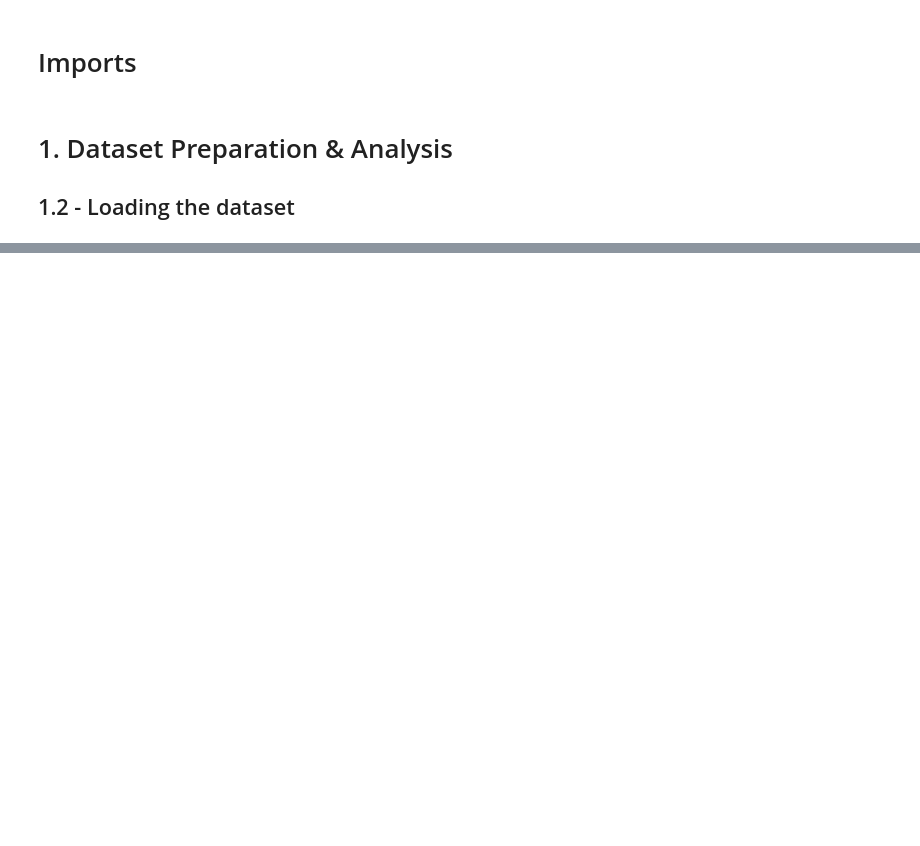
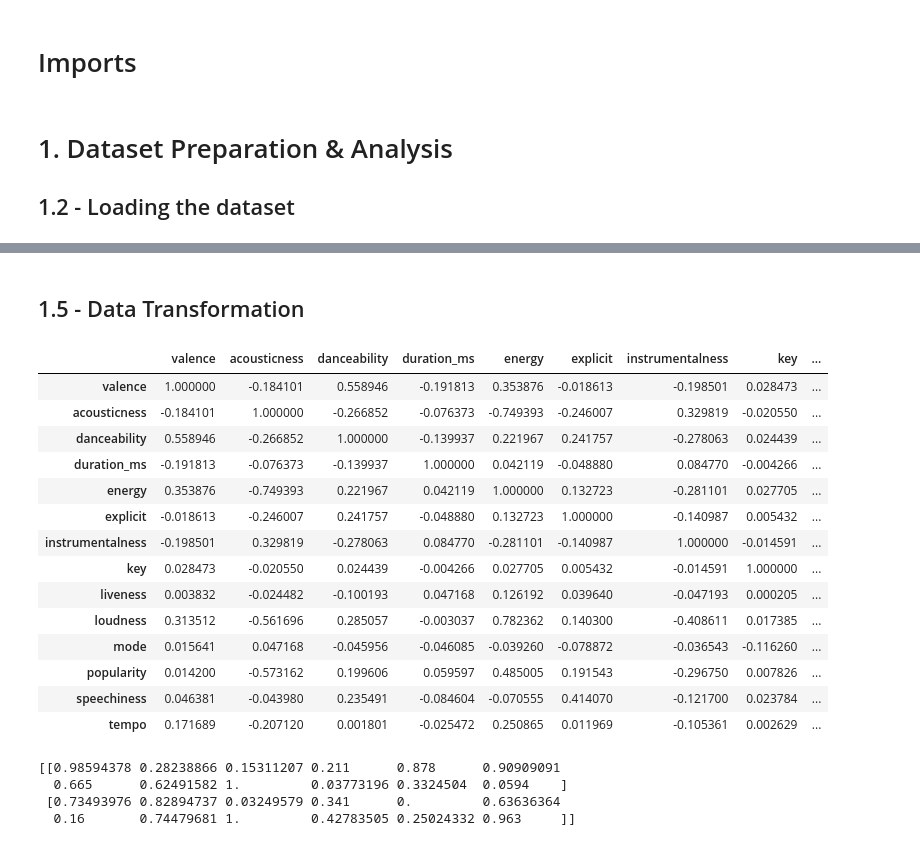
Before and after one commit to Hamna-Akh/SOEN-471-Music-Recommender-System, a Jupyter notebook: notebook.ipynb, the cells around one changed output, grey strips where cells are left out. Cells and saved outputs as stored; diff of their text form; code cells hidden in the pictures; blank space fills up the shorter version.

Commit message:
add data exploration and visualisation

```diff
--- a/notebook.ipynb
+++ b/notebook.ipynb
@@ -49,0 +121,36 @@ visualizer.show()
+# %% [markdown]
+## 1.5 - Data Transformation
+# %%
+df = data.drop(columns=['id', 'name', 'artists', 'release_date', 'year'])
+df.corr()
+# %% [output]
+|  | valence | acousticness | danceability | duration_ms | energy | explicit | instrumentalness | key | ... |
+| valence | 1.000000 | -0.184101 | 0.558946 | -0.191813 | 0.353876 | -0.018613 | -0.198501 | 0.028473 | ... |
+| acousticness | -0.184101 | 1.000000 | -0.266852 | -0.076373 | -0.749393 | -0.246007 | 0.329819 | -0.020550 | ... |
+| danceability | 0.558946 | -0.266852 | 1.000000 | -0.139937 | 0.221967 | 0.241757 | -0.278063 | 0.024439 | ... |
+| duration_ms | -0.191813 | -0.076373 | -0.139937 | 1.000000 | 0.042119 | -0.048880 | 0.084770 | -0.004266 | ... |
+| energy | 0.353876 | -0.749393 | 0.221967 | 0.042119 | 1.000000 | 0.132723 | -0.281101 | 0.027705 | ... |
+| explicit | -0.018613 | -0.246007 | 0.241757 | -0.048880 | 0.132723 | 1.000000 | -0.140987 | 0.005432 | ... |
+| instrumentalness | -0.198501 | 0.329819 | -0.278063 | 0.084770 | -0.281101 | -0.140987 | 1.000000 | -0.014591 | ... |
+| key | 0.028473 | -0.020550 | 0.024439 | -0.004266 | 0.027705 | 0.005432 | -0.014591 | 1.000000 | ... |
+| liveness | 0.003832 | -0.024482 | -0.100193 | 0.047168 | 0.126192 | 0.039640 | -0.047193 | 0.000205 | ... |
+| loudness | 0.313512 | -0.561696 | 0.285057 | -0.003037 | 0.782362 | 0.140300 | -0.408611 | 0.017385 | ... |
+| mode | 0.015641 | 0.047168 | -0.045956 | -0.046085 | -0.039260 | -0.078872 | -0.036543 | -0.116260 | ... |
+| popularity | 0.014200 | -0.573162 | 0.199606 | 0.059597 | 0.485005 | 0.191543 | -0.296750 | 0.007826 | ... |
+| speechiness | 0.046381 | -0.043980 | 0.235491 | -0.084604 | -0.070555 | 0.414070 | -0.121700 | 0.023784 | ... |
+| tempo | 0.171689 | -0.207120 | 0.001801 | -0.025472 | 0.250865 | 0.011969 | -0.105361 | 0.002629 | ... |
+# %%
+feature_cols=['acousticness', 'danceability', 'duration_ms', 'energy',
+              'instrumentalness', 'key', 'liveness', 'loudness', 'mode',
+              'speechiness', 'tempo', 'valence',]
+
+from sklearn.preprocessing import MinMaxScaler
+scaler = MinMaxScaler()
+normalized_df =scaler.fit_transform(df[feature_cols])
+
+print(normalized_df[:2])
+# %% [output]
+[[0.98594378 0.28238866 0.15311207 0.211      0.878      0.90909091
+  0.665      0.62491582 1.         0.03773196 0.3324504  0.0594    ]
+ [0.73493976 0.82894737 0.03249579 0.341      0.         0.63636364
+  0.16       0.74479681 1.         0.42783505 0.25024332 0.963     ]]
```
Also changed, not shown: parts of 8 cells of this notebook.
